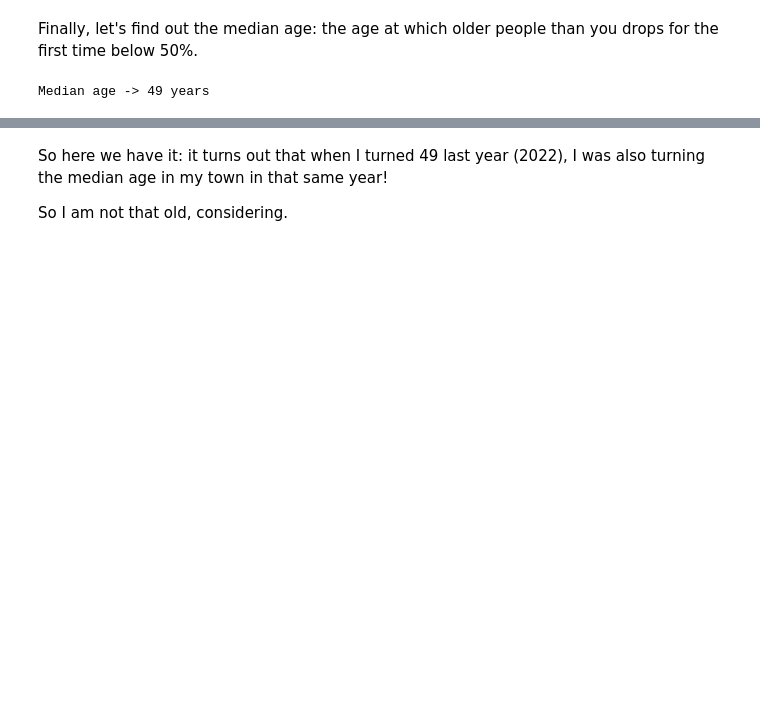
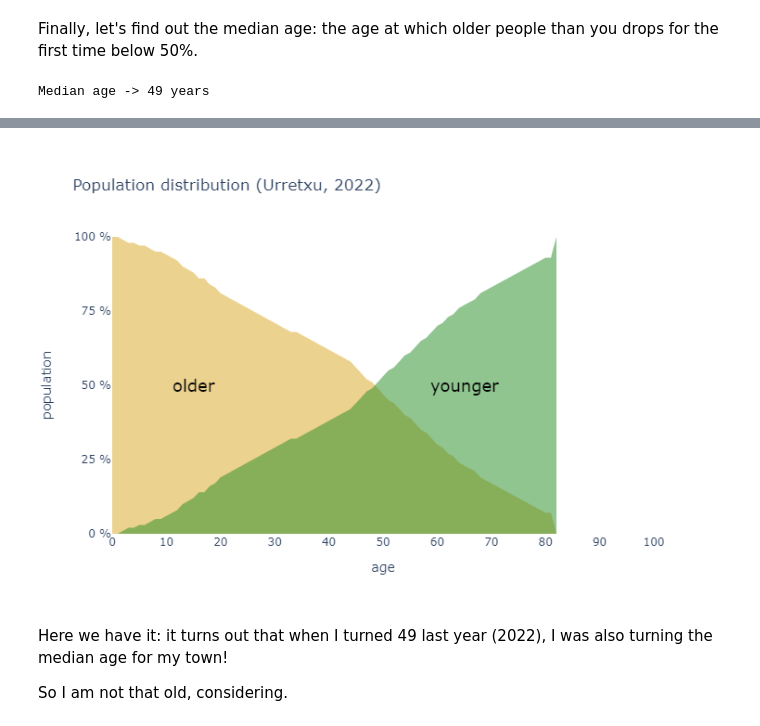
Before and after one commit to mikel-imaz/projects, a Jupyter notebook: _sources/notebooks/ages.ipynb, the cells around one changed output, grey strips where cells are left out. Saved outputs shown, nothing was run; the diff lists cells and outputs as text; code cells hidden in the pictures; blank space fills up the shorter version.

```diff
--- a/_sources/notebooks/ages.ipynb
+++ b/_sources/notebooks/ages.ipynb
@@ -180,7 +182,8 @@ pop_ages["TOTAL"] = pop_ages[["CANTIDAD MUJERES", "CANTIDAD HOMBRES"]].sum(axis=
 pop_ages_all = pop_ages[["TOTAL"]]
 
 # Append end of ages: 82 years, 0 people
-pop_ages_all.loc[len(pop_ages_all)] = [0]
+pop_ages_all = pd.concat([pop_ages_all,
+                          pd.DataFrame({'TOTAL': [0]}, index=[82])])
 
 print(pop_ages_all)
 # %% [output]
@@ -215,8 +217,11 @@ pop_ages_all["younger"] = pop_ages_all["TOTAL"].shift(1).cumsum().fillna(0)
 pop_ages_all["older"] = pop_total - pop_ages_all["younger"]
 
 # Calculate percentages
-pop_ages_all["younger_%"] = - 100 * pop_ages_all["younger"] / pop_total
+pop_ages_all["younger_%"] = 100 * pop_ages_all["younger"] / pop_total
 pop_ages_all["older_%"] = 100 * pop_ages_all["older"] / pop_total
 
+# Round remove decimal places
+pop_ages_all = pop_ages_all.round(0)
+
 print(pop_ages_all)
 # %% [output]
@@ -280,0 +251,46 @@ plt.show()
+# %%
+# Create the basic figure
+fig = go.Figure()
+
+# Add graphs
+fig.add_trace(go.Scatter(
+    x=pop_ages_all.index,
+    y=pop_ages_all["older_%"],
+    name='older',
+    mode='lines', line={'color': 'goldenrod', 'width': 0},
+    fill="tozeroy", # fillcolor='rgba'+str(clr.to_rgba('goldenrod')),
+    hovertemplate='older: %{y:.0f}%<extra></extra>'))
+
+fig.add_trace(go.Scatter(
+    x=pop_ages_all.index,
+    y=pop_ages_all["younger_%"],
+    name='younger',
+    mode='lines', line={'color': 'forestgreen', 'width': 0},
+    fill="tozeroy", # fillcolor='rgba'+str(clr.to_rgba('forestgreen')),
+    hovertemplate='younger: %{y:.0f}%<extra></extra>'))
+
+# Create annotations
+annotation_1 = {'text': 'older', 'x': 15, 'y': 50, 'showarrow': False,
+                'font': {'size': 18, 'color': 'black'}}
+annotation_2 = {'text': 'younger', 'x': 65, 'y': 50, 'showarrow': False,
+                'font': {'size': 18, 'color': 'black'}}
+
+# Update layout
+fig.update_layout({
+    'title': {'text': 'Population distribution (Urretxu, 2022)'},
+    'width': 700,
+    'height': 500,
+    'plot_bgcolor': 'white',
+    'annotations': [annotation_1, annotation_2],
+    'showlegend': False,
+    'xaxis': {'range' : [0, 100], 'title': {'text': 'age'},
+              'tickvals': list(range(0, 110, 10))},
+    'yaxis': {'range' : [0, 100], 'title': {'text': 'population'},
+              'tickvals': list(range(0, 110, 25)),
+              'ticktext':['0 %','25 %', '50 %', '75 %', '100 %']},
+    'hovermode': 'x unified',
+})
+
+# Show the plot
+fig.show()
+# %% [output]
@@ -281,4 +298,5 @@ plt.show()
+[figure, added]
 # %% [markdown]
-So here we have it: it turns out that when I turned 49 last year (2022), I was also turning the median age in my town in that same year!
+Here we have it: it turns out that when I turned 49 last year (2022), I was also turning the median age for my town!
 
 So I am not that old, considering.
```
Also changed, not shown: parts of 9 cells of this notebook, 24 other files.
